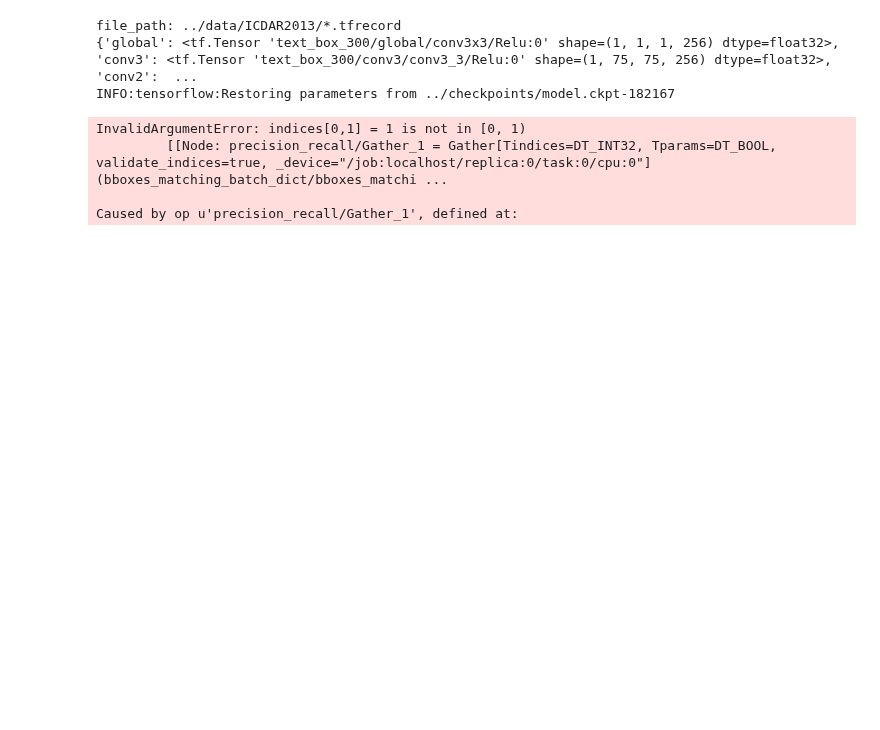
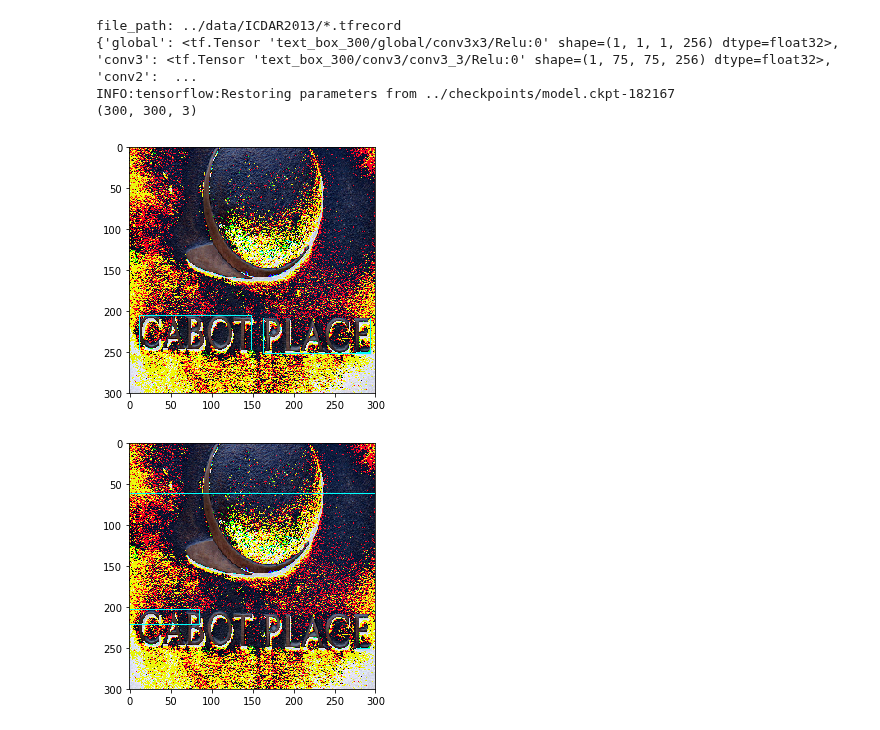
Before and after one commit to bindung/TextBoxes-TensorFlow, a Jupyter notebook: Notes/Untitled.ipynb, the cells around one changed output. Saved outputs shown, nothing was run; the diff lists cells and outputs as text; code cells hidden in the pictures; blank space fills up the shorter version.

```diff
--- a/Notes/Untitled.ipynb
+++ b/Notes/Untitled.ipynb
@@ -212,41 +232,44 @@ with tf.Graph().as_default():
                                 select_threshold=0.5,
                                 nms_threshold=0.45,
                                 clipping_bbox=None,
                                 top_k=400,
                                 keep_top_k=200)
 
     num_gbboxes, tp, fp, rscores = \
         tfe.bboxes_matching_batch(rscores.keys(), rscores, rbboxes,
                                   glabels, b_gbboxes, b_gdifficults,
                                   matching_threshold=0.5)
     dict_metrics = {}
-
+    dtype = tf.float32
+    tp = tf.reduce_sum(tf.cast(tp[1], dtype))
+    fp = tf.reduce_sum(tf.cast(fp[1], dtype))
+    recall =tf.div(tp, tf.cast(num_gbboxes[1], tf.float32))
+    precision = tf.div(tp, tp + fp)
 
     with tf.Session() as sess:
         sess.run(tf.global_variables_initializer())
         saver = tf.train.Saver()
         saver.restore(sess, '../checkpoints/model.ckpt-182167')
         #print tf.all_variables()
         with slim.queues.QueueRunners(sess):
             for i in xrange(1):
-                num_gbboxes_, tp_, fp_, rscores_,gbboxes_,image_,pre_box_,glabels_,predictions_,prec_, rec_= \
+                num_gbboxes_, tp_, fp_, rscores_,gbboxes_,image_,pre_box_,glabels_,predictions_,pre,rec= \
                         sess.run([num_gbboxes, tp, fp, rscores,
-                                 gbboxes,image,rbboxes,glabels,predictions,prec,rec])
+                                 gbboxes,image,rbboxes,glabels,predictions,precision,recall])
                 print image_.shape
-                img = image_ * 255
+                img = image_
                 image_ = img.astype(np.uint8)
                 img_ = image_.copy()
                 visualize_bbox(img_, gbboxes_)
                 img_ = image_.copy()
                 visualize_bbox(img_, pre_box_[1][0])
 # %% [output]
 file_path: ../data/ICDAR2013/*.tfrecord
 {'global': <tf.Tensor 'text_box_300/global/conv3x3/Relu:0' shape=(1, 1, 1, 256) dtype=float32>, 'conv3': <tf.Tensor 'text_box_300/conv3/conv3_3/Relu:0' shape=(1, 75, 75, 256) dtype=float32>, 'conv2':  ...
 INFO:tensorflow:Restoring parameters from ../checkpoints/model.ckpt-182167
+(300, 300, 3)
-InvalidArgumentError: indices[0,1] = 1 is not in [0, 1)
-         [[Node: precision_recall/Gather_1 = Gather[Tindices=DT_INT32, Tparams=DT_BOOL, validate_indices=true, _device="/job:localhost/replica:0/task:0/cpu:0"](bboxes_matching_batch_dict/bboxes_matchi ...
-
-Caused by op u'precision_recall/Gather_1', defined at:
+[figure, added]
+[figure, added]
 # %%
 print b_image.shape
 for i in range(6):
```
Also changed, not shown: parts of 4 cells of this notebook, 3 other files.
